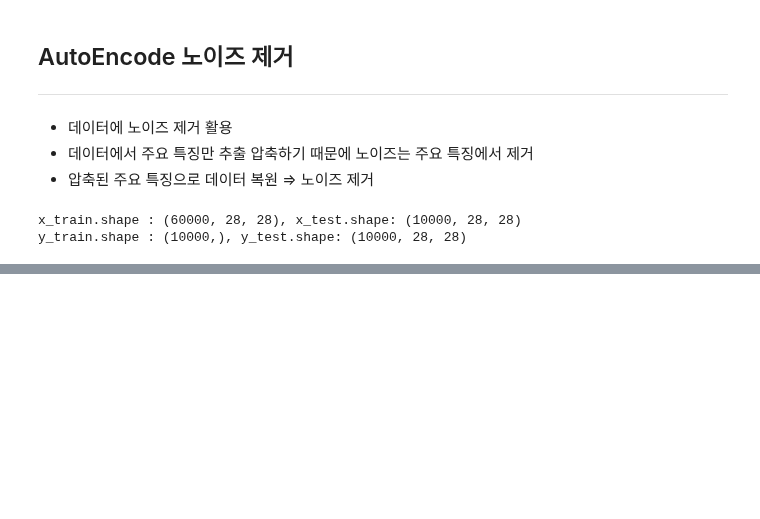
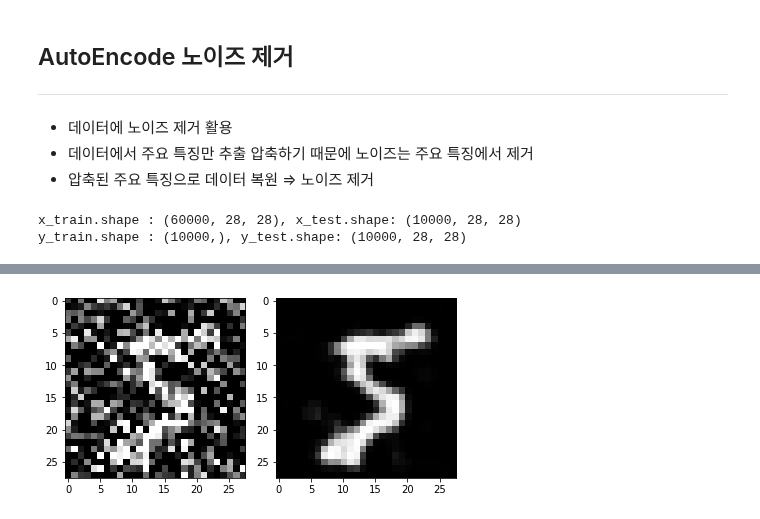
Before and after one commit to HoJin1014/KNU-BIGDATA-study, a Jupyter notebook: 2022.09.16/ex_ae_denoise_basic.ipynb, the cells around one changed output, grey strips where cells are left out. Saved outputs shown, nothing was run; the diff lists cells and outputs as text; code cells hidden in the pictures; blank space fills up the shorter version.

```diff
--- a/2022.09.16/ex_ae_denoise_basic.ipynb
+++ b/2022.09.16/ex_ae_denoise_basic.ipynb
@@ -43,0 +112,6 @@ plt.show()
+# %%
+twentyModel=createCNNModel(20)
+x_train_noised=x_train_noised.reshape(-1,28,28,1)
+x_train=x_train.reshape(-1,28,28,1)
+# %%
+twentyModel.fit(x_train_noised, x_train, epochs=30)
@@ -43,0 +137,2 @@ plt.show()
+# %%
+pre_out=twentyModel.predict(x_train_noised[0].reshape(-1, 28, 28, 1))
@@ -43,0 +161,12 @@ plt.show()
+# %%
+def compareimage(nldx, pre_out):
+    plt.subplot(1, 2, 1)
+    plt.imshow(x_train_noised[nldx].reshape(28,28), cmap='gray')
+    plt.subplot(1, 2, 2)
+    plt.imshow(pre_out.reshape(28,28), cmap='gray')
+    plt.tight_layout()
+    plt.show()
+# %%
+compareimage(0, pre_out)
+# %% [output]
+[figure, added]
```
Also changed, not shown: parts of 14 cells of this notebook.
